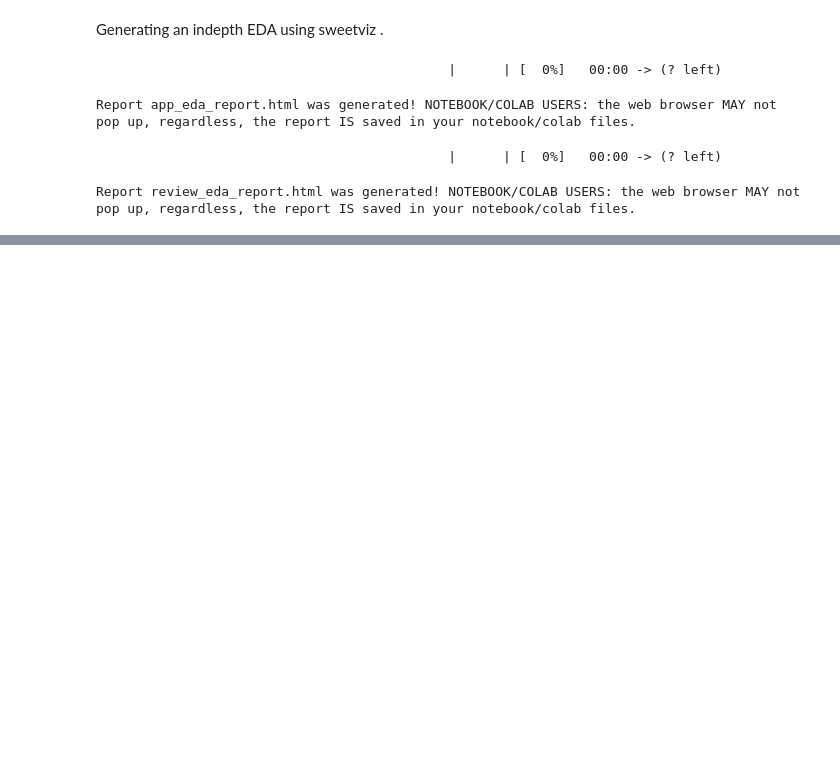
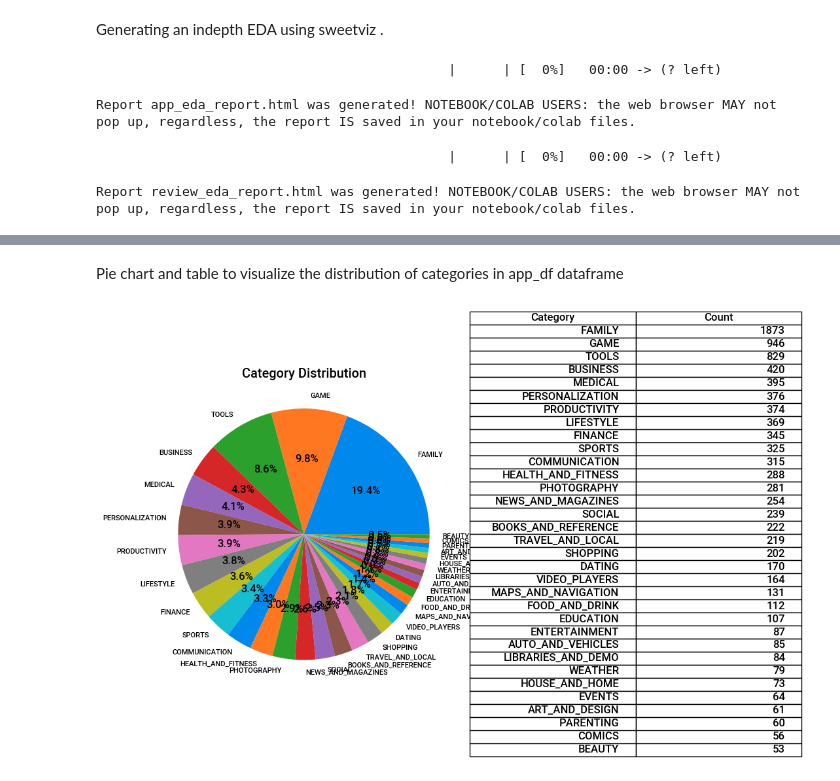
Before and after one commit to Talieh-Sh/Google_Play_Store_Apps_EDA, a Jupyter notebook: Google_Play_Store_Apps_EDA.ipynb, the cells around one changed output, grey strips where cells are left out. Saved outputs shown, nothing was run; the diff lists cells and outputs as text; code cells hidden in the pictures; blank space fills up the shorter version.

```diff
--- a/Google_Play_Store_Apps_EDA.ipynb
+++ b/Google_Play_Store_Apps_EDA.ipynb
@@ -367,3 +430,31 @@ app_pivot = app_pivot.round(1)
 pivottablejs.pivot_ui(app_pivot)
 # %% [output]
 [interactive output not drawn]
+# %% [markdown]
+Pie chart and table to visualize the distribution of categories in app_df dataframe
+# %%
+# Get the unique categories and their counts
+unique_categories = app_df['Category'].value_counts()
+
+# Set up subplots
+fig, (ax1, ax2) = plt.subplots(1, 2, figsize=(12, 6))
+
+# Plotting the pie chart
+ax1.pie(unique_categories, labels=unique_categories.index, autopct='%1.1f%%')
+ax1.set_title('Category Distribution')
+ax1.axis('equal')
+
+# Creating a table
+table_data = [(category, count) for category, count in zip(unique_categories.index, unique_categories)]
+ax2.axis('off')
+table = ax2.table(cellText=table_data, colLabels=['Category', 'Count'], loc='center')
+
+# Adjust table properties
+table.auto_set_font_size(False)
+table.set_fontsize(12)
+table.scale(1.2, 1.2)
+
+# Display the plot
+plt.show()
+# %% [output]
+[figure, added]
```
Also changed, not shown: parts of 24 cells of this notebook, 6 other files.
